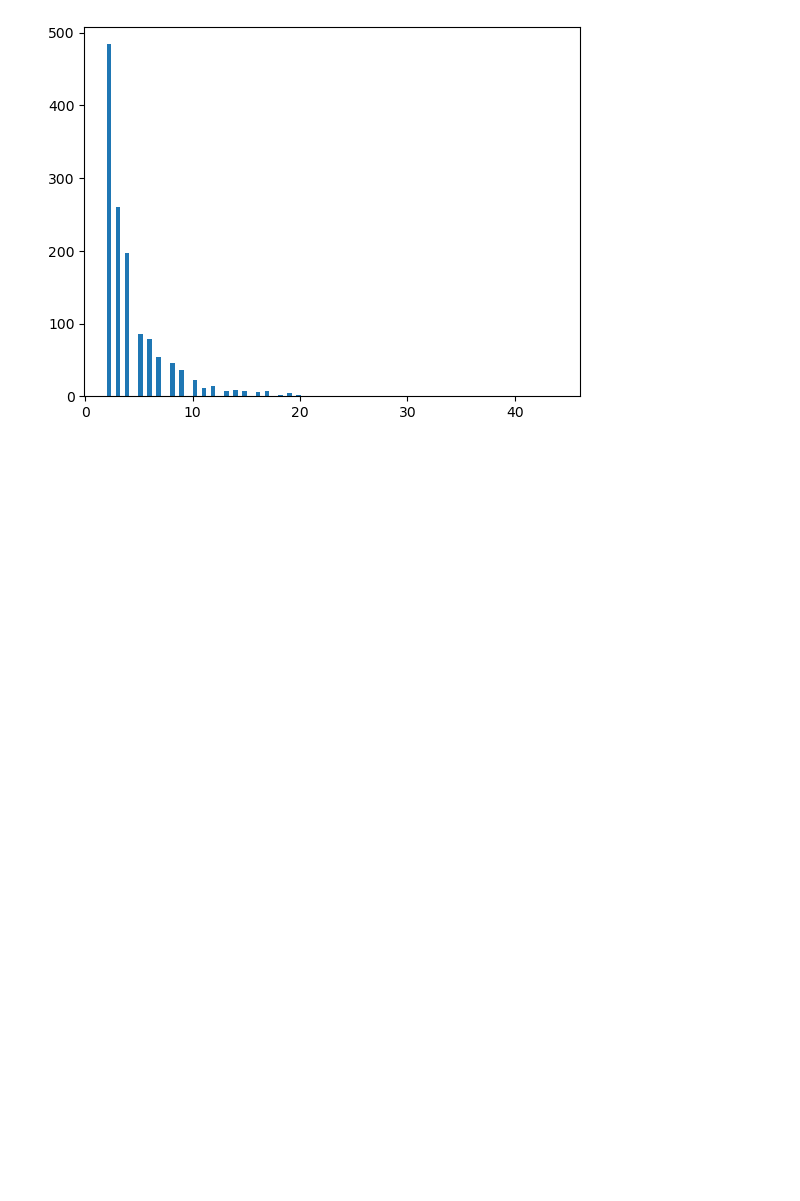
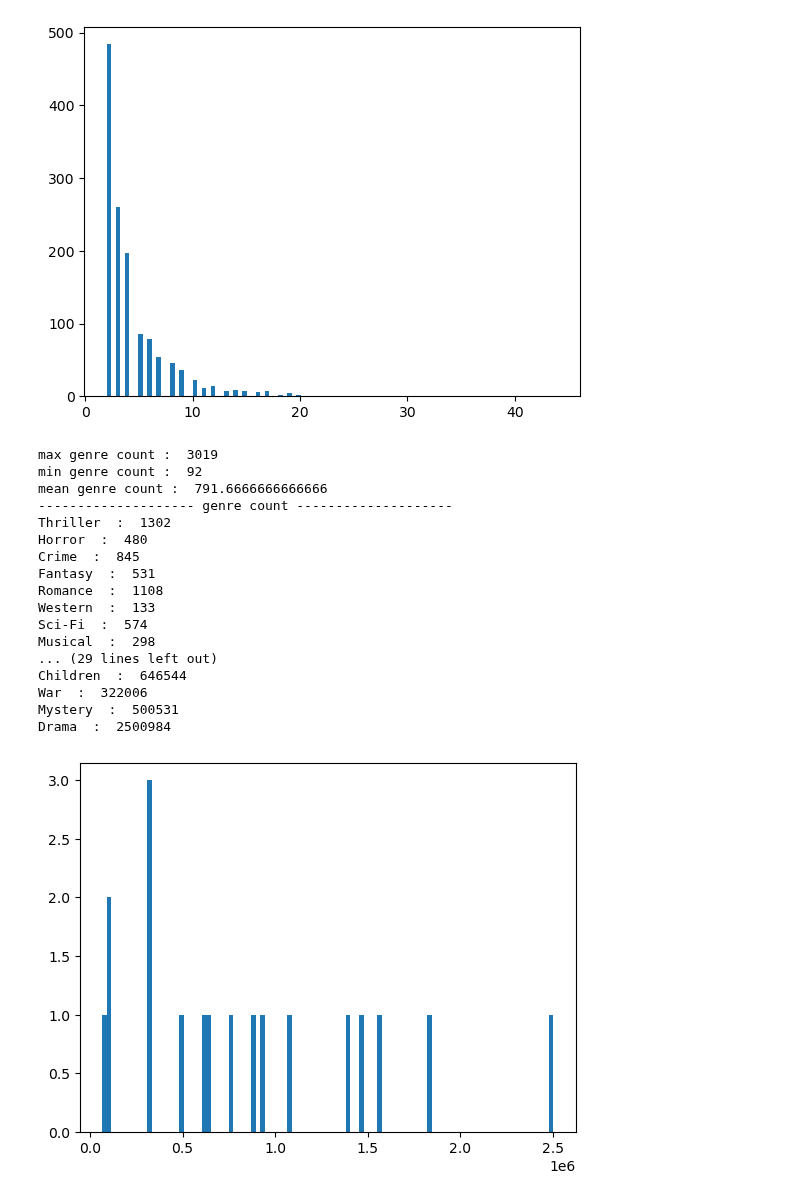
Before and after one commit to boostcampaitech7/level2-recsys-movierecommendation-recsys-08-lv3, a Jupyter notebook: EDA_youngchan.ipynb, the cells around one changed output. Drawn from its saved outputs; the diff is of its cells as text; code cells hidden in the pictures; blank space fills up the shorter version.

```diff
--- a/EDA_youngchan.ipynb
+++ b/EDA_youngchan.ipynb
@@ -340,3 +342,57 @@ max director count :  44
 min director count :  2
 mean director count :  4.405526512322629
 [figure]
+# %%
+genres = set()
+for i, row in movie_df.iterrows():
+    genres.update(row['genre'].split(", "))
+
+genre_count = {genre: 0 for genre in genres}
+genre_audience = {genre: 0 for genre in genres}
+
+for i, row in movie_df.iterrows():
+    for genre in row['genre'].split(", "):
+        genre_count[genre] += 1
+        genre_audience[genre] += movie_audience[row['item']]
+
+print("max genre count : ", max(genre_count.values()))
+print("min genre count : ", min(genre_count.values()))
+print("mean genre count : ", sum(genre_count.values()) / len(genre_count))
+
+print("-------------------- genre count --------------------")
+
+for key in genre_count.keys():
+    print(key, " : ", genre_count[key])
+
+print("-------------------- genre audience --------------------")
+
+print("max genre audience : ", max(genre_audience.values()))
+print("min genre audience : ", min(genre_audience.values()))
+print("mean genre audience : ", sum(genre_audience.values()) / len(genre_audience))
+
+print("-------------------- specific genre audience --------------------")
+
+for key in genre_audience.keys():
+    print(key, " : ", genre_audience[key])
+
+plt.hist(genre_audience.values(), bins=100)
+plt.show()
+# %% [output]
+max genre count :  3019
+min genre count :  92
+mean genre count :  791.6666666666666
+-------------------- genre count --------------------
+Thriller  :  1302
+Horror  :  480
+Crime  :  845
+Fantasy  :  531
+Romance  :  1108
+Western  :  133
+Sci-Fi  :  574
+Musical  :  298
+... (29 lines left out)
+Children  :  646544
+War  :  322006
+Mystery  :  500531
+Drama  :  2500984
+[figure, added]
```
Also changed, not shown: parts of 13 cells of this notebook.
